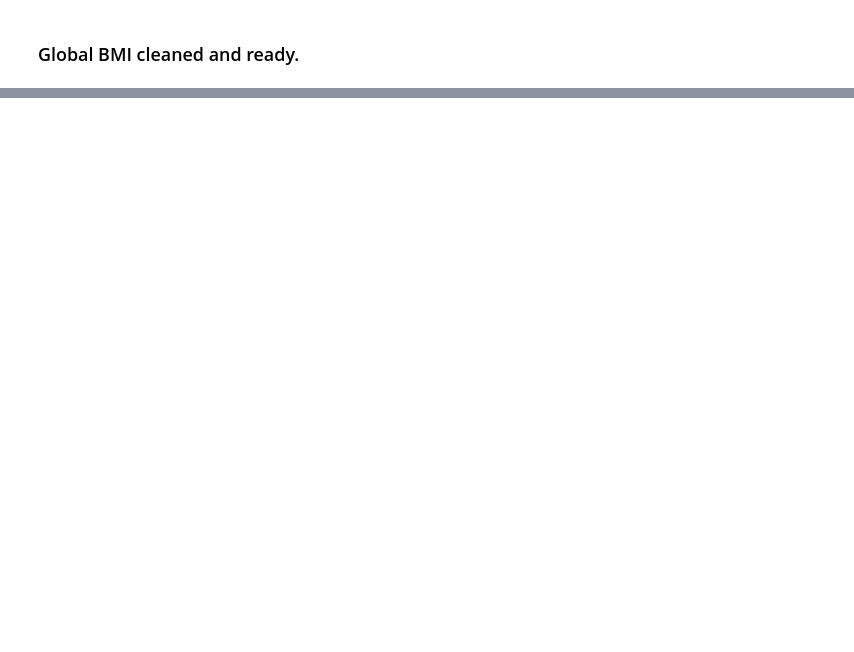
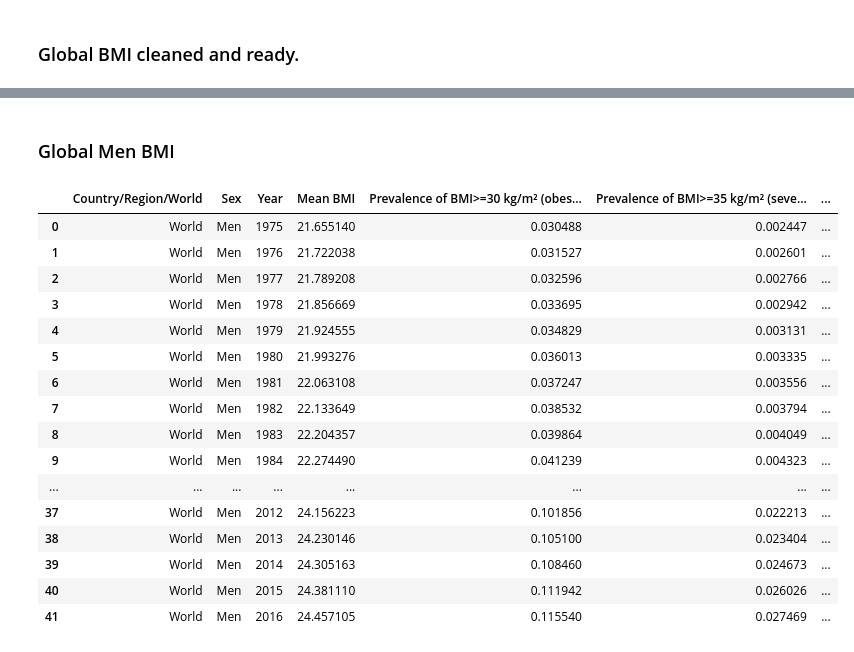
Before and after one commit to sgoolsby88/da7_capstone, a Jupyter notebook: notebooks/EDA_BMI.ipynb, the cells around one changed output, grey strips where cells are left out. Saved outputs shown, nothing was run; the diff lists cells and outputs as text; code cells hidden in the pictures; blank space fills up the shorter version.

```diff
--- a/notebooks/EDA_BMI.ipynb
+++ b/notebooks/EDA_BMI.ipynb
@@ -314,0 +409,23 @@ global_bmi
+# %% [markdown]
+### Global Men BMI
+# %%
+global_men_bmi=global_bmi[global_bmi['Sex']=='Men']
+global_men_bmi
+# %% [output]
+|  | Country/Region/World | Sex | Year | Mean BMI | Prevalence of BMI>=30 kg/m² (obes... | Prevalence of BMI>=35 kg/m² (seve... | ... |
+| 0 | World | Men | 1975 | 21.655140 | 0.030488 | 0.002447 | ... |
+| 1 | World | Men | 1976 | 21.722038 | 0.031527 | 0.002601 | ... |
+| 2 | World | Men | 1977 | 21.789208 | 0.032596 | 0.002766 | ... |
+| 3 | World | Men | 1978 | 21.856669 | 0.033695 | 0.002942 | ... |
+| 4 | World | Men | 1979 | 21.924555 | 0.034829 | 0.003131 | ... |
+| 5 | World | Men | 1980 | 21.993276 | 0.036013 | 0.003335 | ... |
+| 6 | World | Men | 1981 | 22.063108 | 0.037247 | 0.003556 | ... |
+| 7 | World | Men | 1982 | 22.133649 | 0.038532 | 0.003794 | ... |
+| 8 | World | Men | 1983 | 22.204357 | 0.039864 | 0.004049 | ... |
+| 9 | World | Men | 1984 | 22.274490 | 0.041239 | 0.004323 | ... |
+| ... | ... | ... | ... | ... | ... | ... | ... |
+| 37 | World | Men | 2012 | 24.156223 | 0.101856 | 0.022213 | ... |
+| 38 | World | Men | 2013 | 24.230146 | 0.105100 | 0.023404 | ... |
+| 39 | World | Men | 2014 | 24.305163 | 0.108460 | 0.024673 | ... |
+| 40 | World | Men | 2015 | 24.381110 | 0.111942 | 0.026026 | ... |
+| 41 | World | Men | 2016 | 24.457105 | 0.115540 | 0.027469 | ... |
```
Also changed, not shown: parts of 12 cells of this notebook, 1 other file.
